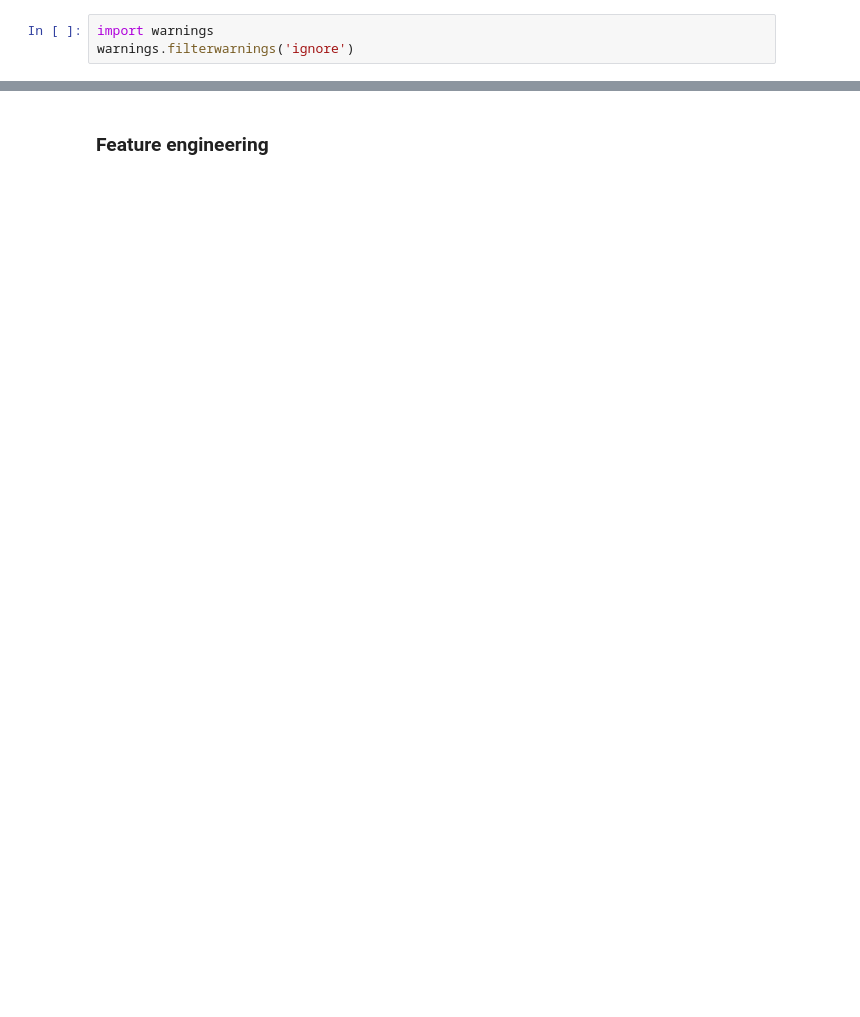
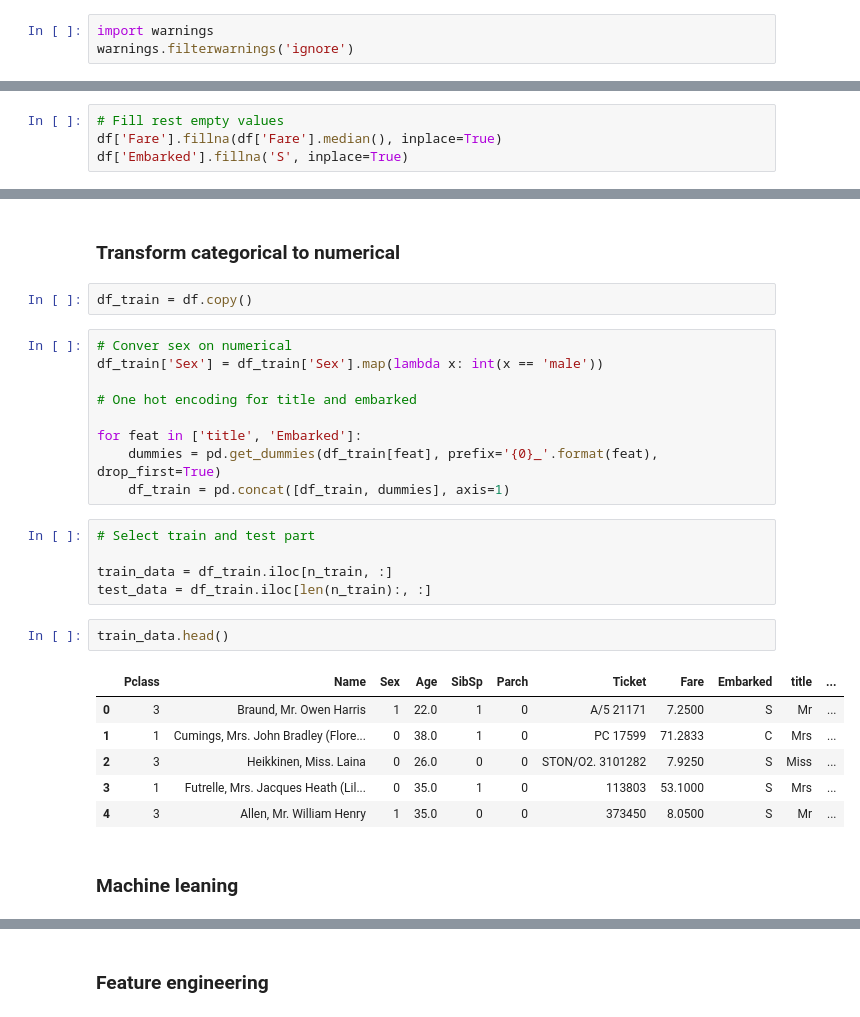
Before and after one commit to marekts/Projects, a Jupyter notebook: Titanic/Titanic.ipynb, the cells around one changed output, grey strips where cells are left out. Cells and saved outputs as stored; diff of their text form; blank space fills up the shorter version.

```diff
--- a/Titanic/Titanic.ipynb
+++ b/Titanic/Titanic.ipynb
@@ -299,0 +135,4 @@ for name, model in models.items():
+# %%
+# Fill rest empty values
+df['Fare'].fillna(df['Fare'].median(), inplace=True)
+df['Embarked'].fillna('S', inplace=True)
@@ -299,0 +154,29 @@ for name, model in models.items():
+# %% [markdown]
+### Transform categorical to numerical
+# %%
+df_train = df.copy()
+# %%
+# Conver sex on numerical
+df_train['Sex'] = df_train['Sex'].map(lambda x: int(x == 'male'))
+
+# One hot encoding for title and embarked
+
+for feat in ['title', 'Embarked']:
+    dummies = pd.get_dummies(df_train[feat], prefix='{0}_'.format(feat), drop_first=True)
+    df_train = pd.concat([df_train, dummies], axis=1)
+# %%
+# Select train and test part
+
+train_data = df_train.iloc[n_train, :]
+test_data = df_train.iloc[len(n_train):, :]
+# %%
+train_data.head()
+# %% [output]
+|  | Pclass | Name | Sex | Age | SibSp | Parch | Ticket | Fare | Embarked | title | ... |
+| 0 | 3 | Braund, Mr. Owen Harris | 1 | 22.0 | 1 | 0 | A/5 21171 | 7.2500 | S | Mr | ... |
+| 1 | 1 | Cumings, Mrs. John Bradley (Flore... | 0 | 38.0 | 1 | 0 | PC 17599 | 71.2833 | C | Mrs | ... |
+| 2 | 3 | Heikkinen, Miss. Laina | 0 | 26.0 | 0 | 0 | STON/O2. 3101282 | 7.9250 | S | Miss | ... |
+| 3 | 1 | Futrelle, Mrs. Jacques Heath (Lil... | 0 | 35.0 | 1 | 0 | 113803 | 53.1000 | S | Mrs | ... |
+| 4 | 3 | Allen, Mr. William Henry | 1 | 35.0 | 0 | 0 | 373450 | 8.0500 | S | Mr | ... |
+# %% [markdown]
+### Machine leaning
```
Also changed, not shown: parts of 73 cells of this notebook.
